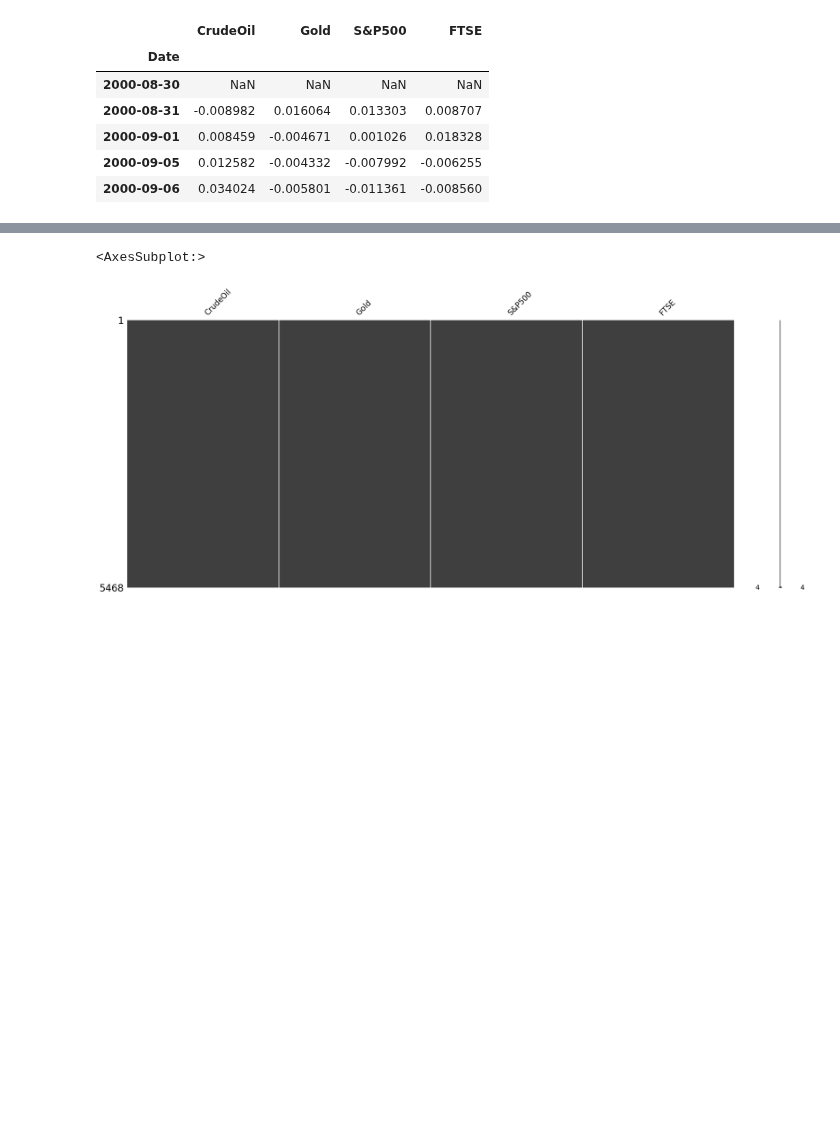
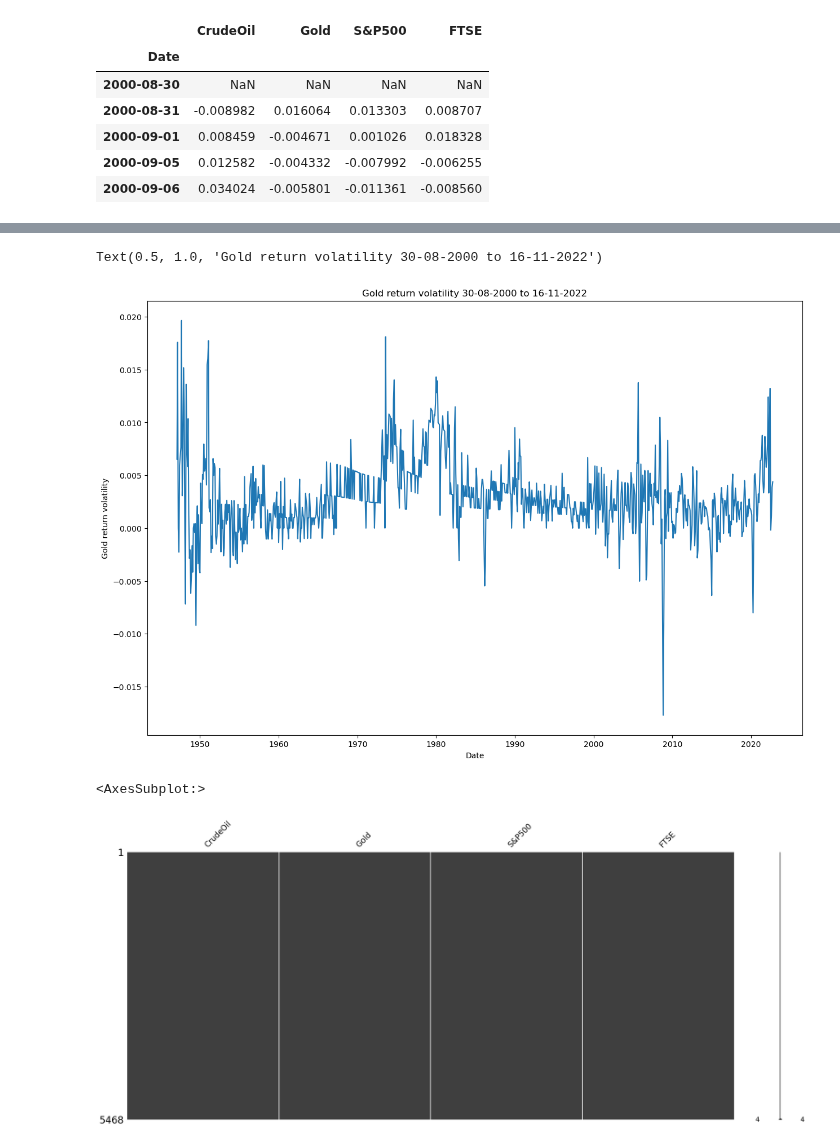
Before and after one commit to maxbranting/gold-forecast, a Jupyter notebook: data.ipynb, the cells around one changed output, grey strips where cells are left out. Cells and saved outputs as stored; diff of their text form; code cells hidden in the pictures; blank space fills up the shorter version.

```diff
--- a/data.ipynb
+++ b/data.ipynb
@@ -61,3 +68,12 @@ cpi.head()
+# %%
+fig, ax = plt.subplots(figsize=(15,10))
+sns.lineplot(x='DATE', y='CPIAUCSL', data=cpc)
+ax.set_ylabel('Gold return volatility')
+ax.set_xlabel('Date')
+ax.set_title('Gold return volatility 30-08-2000 to 16-11-2022')
+# %% [output]
+Text(0.5, 1.0, 'Gold return volatility 30-08-2000 to 16-11-2022')
+[figure, added]
 # %%
 msno.matrix(df)
 # %% [output]
```
Also changed, not shown: parts of 5 cells of this notebook, 1 other file.
